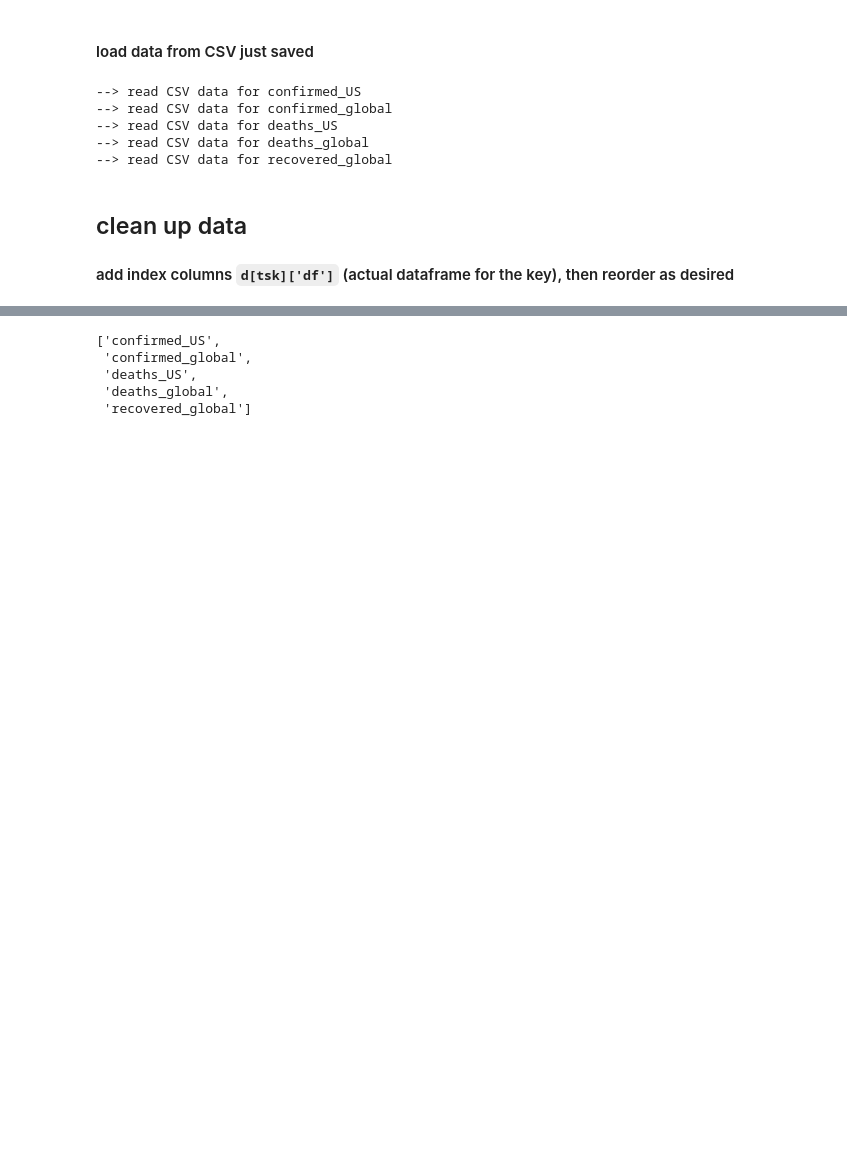
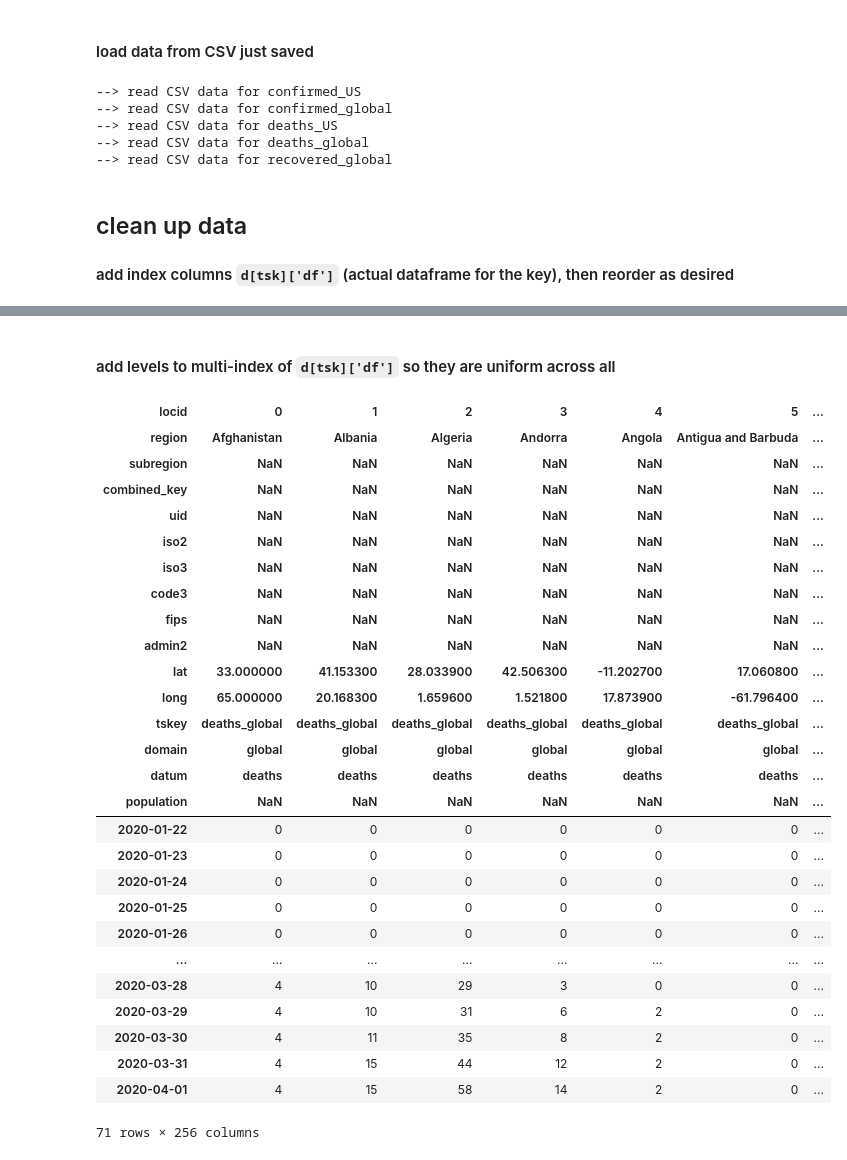
Before and after one commit to kerazarek/zcovid, a Jupyter notebook: corona_20200402.ipynb, the cells around one changed output, grey strips where cells are left out. Saved outputs shown, nothing was run; the diff lists cells and outputs as text; code cells hidden in the pictures; blank space fills up the shorter version.

```diff
--- a/corona_20200402.ipynb
+++ b/corona_20200402.ipynb
@@ -378,11 +358,54 @@ d[tskeys[0]]['df']
-# %%
-tskeys
-# %% [output]
-['confirmed_US',
- 'confirmed_global',
- 'deaths_US',
- 'deaths_global',
- 'recovered_global']
+# %% [markdown]
+#### add levels to multi-index of `d[tsk]['df']` so they are uniform across all
+# %%
+for tsk in tskeys:  # [tskeys[1]]
+    # mindx = d[tsk]['df'].columns
+    # mindx_df = mindx.to_frame()
+    # mindx_df = mindx_df.reindex(columns=all_indx_cols)
+    # # for col in all_indx_cols:
+    # #     if col not in mindx_df.columns:
+    # #         mindx_df = mindx_df.assign(**{col: np.nan})
+    # mindx = pd.MultiIndex.from_frame(mindx_df)
+    # d[tsk]['df'].columns = mindx
+    d[tsk]['df'].columns = pd.MultiIndex.from_frame(
+        d[tsk]['df'].columns
+            .to_frame()
+            .reindex(columns=all_indx_cols)
+    )
+
+# print(all_indx_cols)
+# print(mindx_df.columns)
+# mindx_df
+d[tskeys[3]]['df']
+# %% [output]
+| locid | 0 | 1 | 2 | 3 | 4 | 5 | ... |
+| region | Afghanistan | Albania | Algeria | Andorra | Angola | Antigua and Barbuda | ... |
+| subregion | NaN | NaN | NaN | NaN | NaN | NaN | ... |
+| combined_key | NaN | NaN | NaN | NaN | NaN | NaN | ... |
+| uid | NaN | NaN | NaN | NaN | NaN | NaN | ... |
+| iso2 | NaN | NaN | NaN | NaN | NaN | NaN | ... |
+| iso3 | NaN | NaN | NaN | NaN | NaN | NaN | ... |
+| code3 | NaN | NaN | NaN | NaN | NaN | NaN | ... |
+| fips | NaN | NaN | NaN | NaN | NaN | NaN | ... |
+| admin2 | NaN | NaN | NaN | NaN | NaN | NaN | ... |
+| lat | 33.000000 | 41.153300 | 28.033900 | 42.506300 | -11.202700 | 17.060800 | ... |
+| long | 65.000000 | 20.168300 | 1.659600 | 1.521800 | 17.873900 | -61.796400 | ... |
+| tskey | deaths_global | deaths_global | deaths_global | deaths_global | deaths_global | deaths_global | ... |
+| domain | global | global | global | global | global | global | ... |
+| datum | deaths | deaths | deaths | deaths | deaths | deaths | ... |
+| population | NaN | NaN | NaN | NaN | NaN | NaN | ... |
+| 2020-01-22 | 0 | 0 | 0 | 0 | 0 | 0 | ... |
+| 2020-01-23 | 0 | 0 | 0 | 0 | 0 | 0 | ... |
+| 2020-01-24 | 0 | 0 | 0 | 0 | 0 | 0 | ... |
+| 2020-01-25 | 0 | 0 | 0 | 0 | 0 | 0 | ... |
+| 2020-01-26 | 0 | 0 | 0 | 0 | 0 | 0 | ... |
+| ... | ... | ... | ... | ... | ... | ... | ... |
+| 2020-03-28 | 4 | 10 | 29 | 3 | 0 | 0 | ... |
+| 2020-03-29 | 4 | 10 | 31 | 6 | 2 | 0 | ... |
+| 2020-03-30 | 4 | 11 | 35 | 8 | 2 | 0 | ... |
+| 2020-03-31 | 4 | 15 | 44 | 12 | 2 | 0 | ... |
+| 2020-04-01 | 4 | 15 | 58 | 14 | 2 | 0 | ... |
+71 rows × 256 columns
 # %%
 d['confirmed_US']['df'].join(d['confirmed_global']['df'])
 # %% [output]
```
Also changed, not shown: parts of 12 cells of this notebook.
